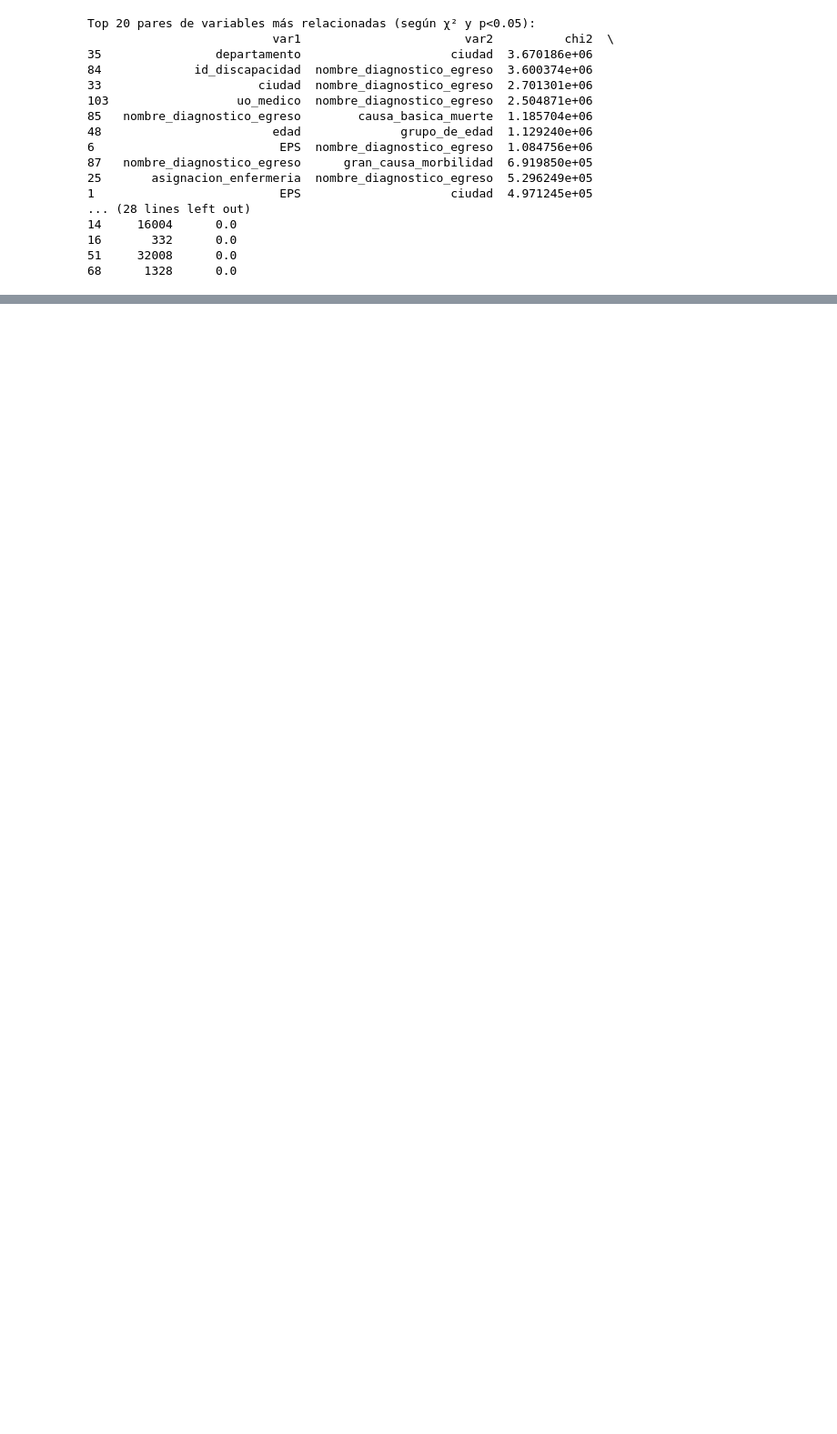
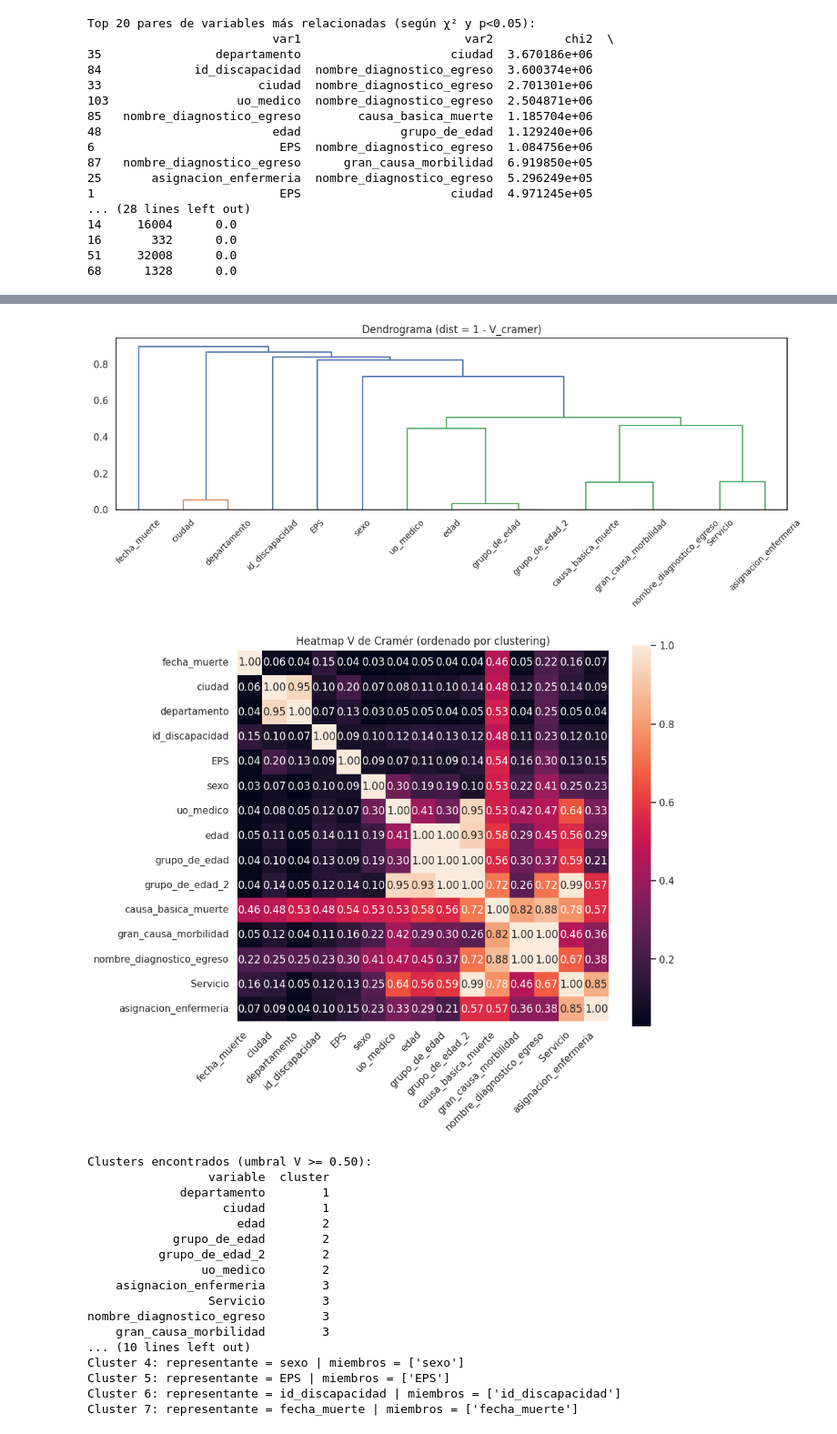
Before and after one commit to kerenslendyrc/Estadistica, a Jupyter notebook: EDpráctica.ipynb, the cells around one changed output, grey strips where cells are left out. Shown at 91% size. Drawn from its saved outputs; the diff is of its cells as text; code cells hidden in the pictures; blank space fills up the shorter version.

```diff
--- a/EDpráctica.ipynb
+++ b/EDpráctica.ipynb
@@ -794,0 +859,76 @@ Top 20 pares de variables más relacionadas (según χ² y p<0.05):
+# %%
+import numpy as np
+import pandas as pd
+import matplotlib.pyplot as plt
+import seaborn as sns
+from scipy.cluster.hierarchy import linkage, dendrogram, fcluster
+
+mat_plot = mat.fillna(0).copy()
+
+dist = 1.0 - mat_plot.values
+
+from scipy.spatial.distance import squareform
+condensed = squareform(dist, checks=False)
+Z = linkage(condensed, method='average')   # método 'average' es razonable
+
+plt.figure(figsize=(12, 5))
+dn = dendrogram(Z, labels=mat_plot.index.tolist(), leaf_rotation=45, leaf_font_size=10)
+plt.title("Dendrograma (dist = 1 - V_cramer)")
+plt.tight_layout()
+plt.show()
+
+order = dn['leaves']
+ordered = mat_plot.iloc[order, :].iloc[:, order]
+
+plt.figure(figsize=(10, 10))
+sns.heatmap(ordered, annot=True, fmt=".2f", square=True, cbar_kws={"shrink":.7})
+plt.title("Heatmap V de Cramér (ordenado por clustering)")
+plt.xticks(rotation=45, ha='right')
+plt.yticks(rotation=0)
+plt.tight_layout()
+plt.show()
+
+v_threshold = 0.5
+dist_threshold = 1.0 - v_threshold
+
+clusters = fcluster(Z, t=dist_threshold, criterion='distance')
+cluster_df = pd.DataFrame({"variable": mat_plot.index, "cluster": clusters})
+
+representantes = []
+for cl in sorted(cluster_df["cluster"].unique()):
+    vars_in_cl = cluster_df[cluster_df["cluster"] == cl]["variable"].tolist()
+    if len(vars_in_cl) == 1:
+        representantes.append((cl, vars_in_cl[0], vars_in_cl))
+        continue
+    sub = mat_plot.loc[vars_in_cl, vars_in_cl]
+    avg_v = sub.mean(axis=1)
+    rep = avg_v.idxmax()
+    representantes.append((cl, rep, vars_in_cl))
+
+cluster_df_sorted = cluster_df.sort_values("cluster")
+print("\nClusters encontrados (umbral V >= {:.2f}):".format(v_threshold))
+print(cluster_df_sorted.to_string(index=False))
+
+print("\nRepresentante propuesto por clúster (variable con mayor V promedio dentro del clúster):")
+for cl, rep, members in representantes:
+    print(f"Cluster {cl}: representante = {rep} | miembros = {members}")
+# %% [output]
+[figure, added]
+[figure, added]
+Clusters encontrados (umbral V >= 0.50):
+                 variable  cluster
+             departamento        1
+                   ciudad        1
+                     edad        2
+            grupo_de_edad        2
+          grupo_de_edad_2        2
+                uo_medico        2
+    asignacion_enfermeria        3
+                 Servicio        3
+nombre_diagnostico_egreso        3
+    gran_causa_morbilidad        3
+... (10 lines left out)
+Cluster 4: representante = sexo | miembros = ['sexo']
+Cluster 5: representante = EPS | miembros = ['EPS']
+Cluster 6: representante = id_discapacidad | miembros = ['id_discapacidad']
+Cluster 7: representante = fecha_muerte | miembros = ['fecha_muerte']
```
Also changed, not shown: parts of 3 cells of this notebook.
